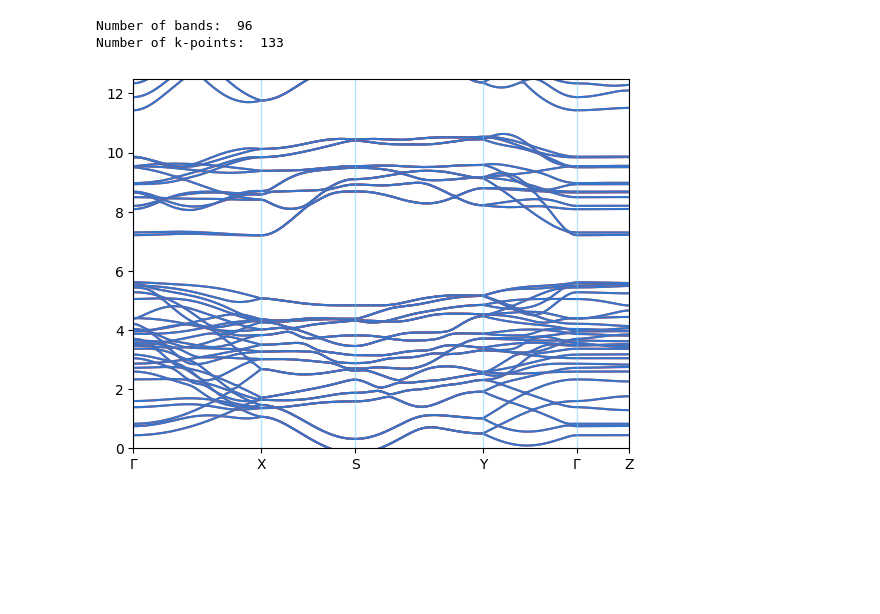
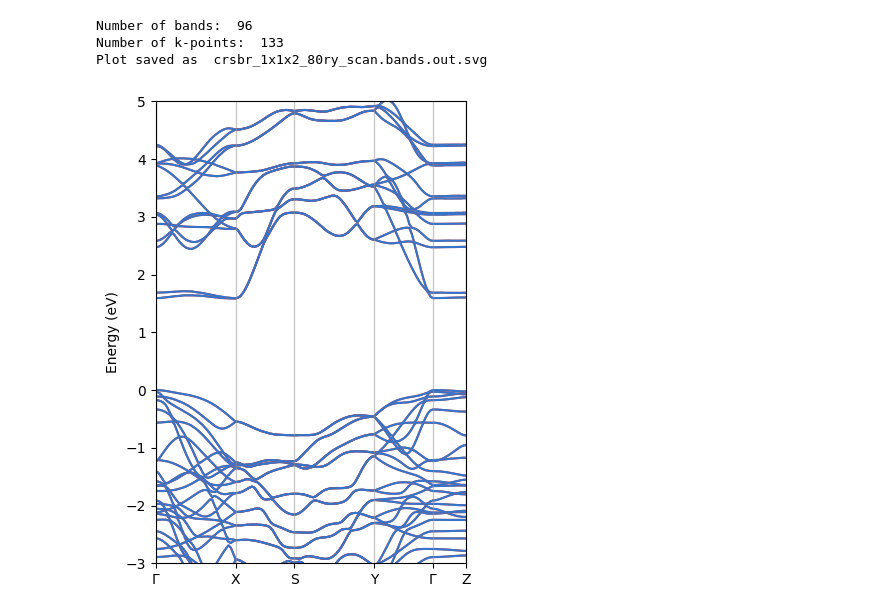
Before and after one commit to tbiktagirov/QE-Materials-Modeling-Tools, a Jupyter notebook: Useful subroutines/Band_plotter_from_nscf_output.ipynb, the cells around one changed output. Saved outputs shown, nothing was run; the diff lists cells and outputs as text; code cells hidden in the pictures; blank space fills up the shorter version.

```diff
--- a/Useful subroutines/Band_plotter_from_nscf_output.ipynb
+++ b/Useful subroutines/Band_plotter_from_nscf_output.ipynb
@@ -1,16 +1,18 @@
 # %%
+# Band structure plotter – extracts data from an nscf output file (calculations='bands') of QE 7.x
+
+# --- Example: ---
+# high_sym_k_points = dict(Γ = [0.0, 0.0, 0.0], X = [0.5, 0.0, 0.0], Y = [0.0, 0.5, 0.0], S = [0.5, 0.5, 0.0])
+# bulk = Bandsout("myjob.bands.out", high_sym_k_points)
+# bulk.parse()
+# bulk.plot(ylim=[-3, 5], Ezero=5.6140, figsize=(4, 6), savefile=True)
+# ---
+
 import numpy as np
 import matplotlib.pyplot as plt
 import os
 import re
 import math
-
-# --- Example: ---
-# ks = dict(Γ = [0.0, 0.0, 0.0], X = [0.5, 0.0, 0.0], Y = [0.0, 0.5, 0.0], S = [0.5, 0.5, 0.0], Z = [0.0, 0.0, 0.5])
-# bulk = Bandsout("myjob.bands.out", ks)
-# bulk.parse()
-# bulk.plot([0, 12.5])
-# ---
 
 class Bandsout:
   def __init__(self, file_name, symkpts=dict()):
@@ -91,30 +93,41 @@ class Bandsout:
             kcounter     = 0
 
 
-  def plot(self, ylim):
+  def plot(self, ylim=[], Ezero=0.0, figsize=[], savefile=False):
     # x is simply as k-point id
     x = range(0,self.nkpt)
     xlim = [min(x),max(x)]
+    if ylim == []:
+        ylim = [min(self.bndsup[0]), max(self.bndsup[self.nbnd-1])]
 
     for i in self.bndsup.keys():
-        plt.plot(x, self.bndsdw[i], lw=1.5, color = "#e54030")
-        plt.plot(x, self.bndsup[i], lw=1.5, color = "#3375cc")
+        plt.plot(x, np.array(self.bndsdw[i])-Ezero, lw=1.5, color = "#e54030")
+        plt.plot(x, np.array(self.bndsup[i])-Ezero, lw=1.5, color = "#3375cc")
     plt.xlim(xlim)
     plt.ylim(ylim)
+    plt.ylabel('Energy (eV)')
 
     # mark high-sym points if provided
     if len(self.symkid) > 0:
         plt.xticks(list(self.symkid.keys()), list(self.symkid.values()))
         for ix, label in self.symkid.items():
-            plt.plot([ix, ix], ylim, color="#66ccff", ls="solid", alpha = 0.5, lw = 1.0)
+            plt.plot([ix, ix], ylim, color="#929292", ls="solid", alpha = 0.5, lw = 1.0)
+
+    if figsize != []:
+        plt.rcParams["figure.figsize"] = figsize
+
+    if savefile:
+        plt.savefig(self.file_name+'.svg', format = 'svg')
+        print('Plot saved as ', self.file_name+'.svg')
 # %%
 ks = dict(Γ = [0.0, 0.0, 0.0], X = [0.5, 0.0, 0.0], Y = [0.0, 0.5, 0.0], S = [0.5, 0.5, 0.0], Z = [0.0, 0.0, 0.5])
 
 bulk = Bandsout("crsbr_1x1x2_80ry_scan.bands.out", ks)
 bulk.parse()
-bulk.plot([0, 12.5])
-#bulk.plot([3.5, 9.5])
+#bulk.plot(ylim=[-6, 7], Ezero=5.6140)
+bulk.plot(ylim=[-3, 5], Ezero=5.6140, figsize=(4, 6), savefile=True)
 # %% [output]
 Number of bands:  96
 Number of k-points:  133
+Plot saved as  crsbr_1x1x2_80ry_scan.bands.out.svg
-[figure, old version]
+[figure, new version]
```
